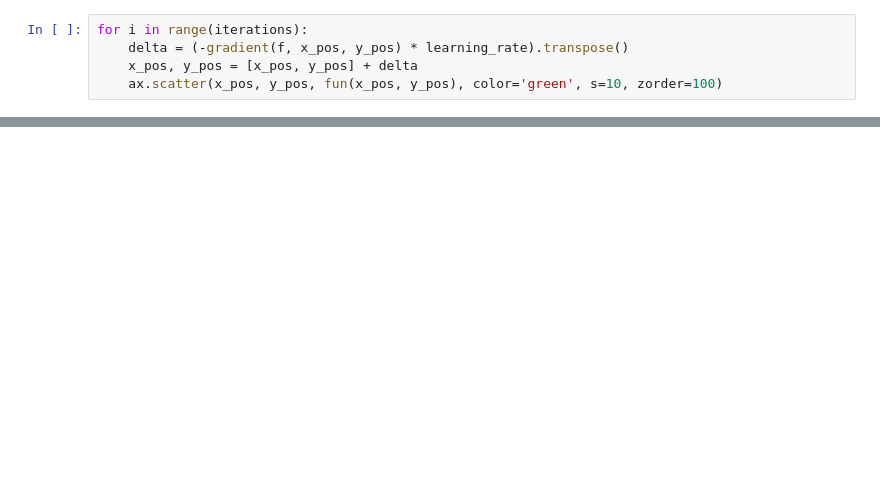
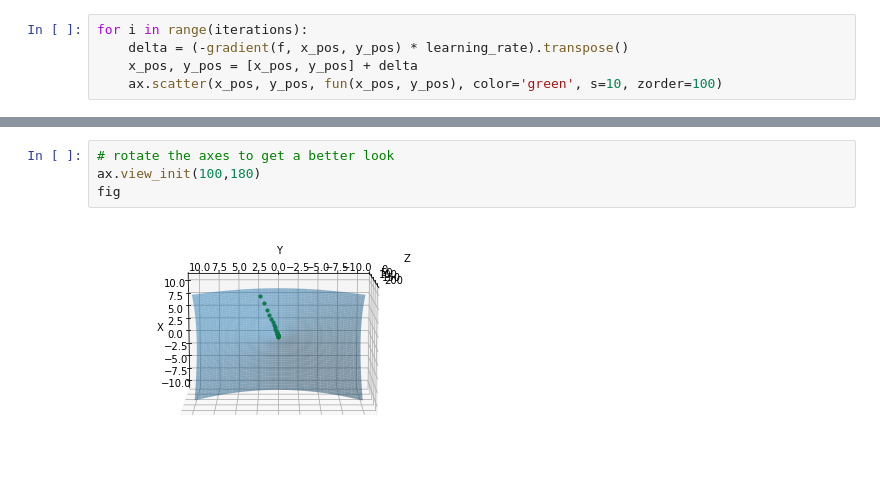
Before and after one commit to alexk307/notebooks, a Jupyter notebook: gradient_descent.ipynb, the cells around one changed output, grey strips where cells are left out. Saved outputs shown, nothing was run; the diff lists cells and outputs as text; blank space fills up the shorter version.

```diff
--- a/gradient_descent.ipynb
+++ b/gradient_descent.ipynb
@@ -75,0 +81,6 @@ fig
+# %%
+# rotate the axes to get a better look
+ax.view_init(100,180)
+fig
+# %% [output]
+[figure, added]
```
Also changed, not shown: parts of 12 cells of this notebook.
